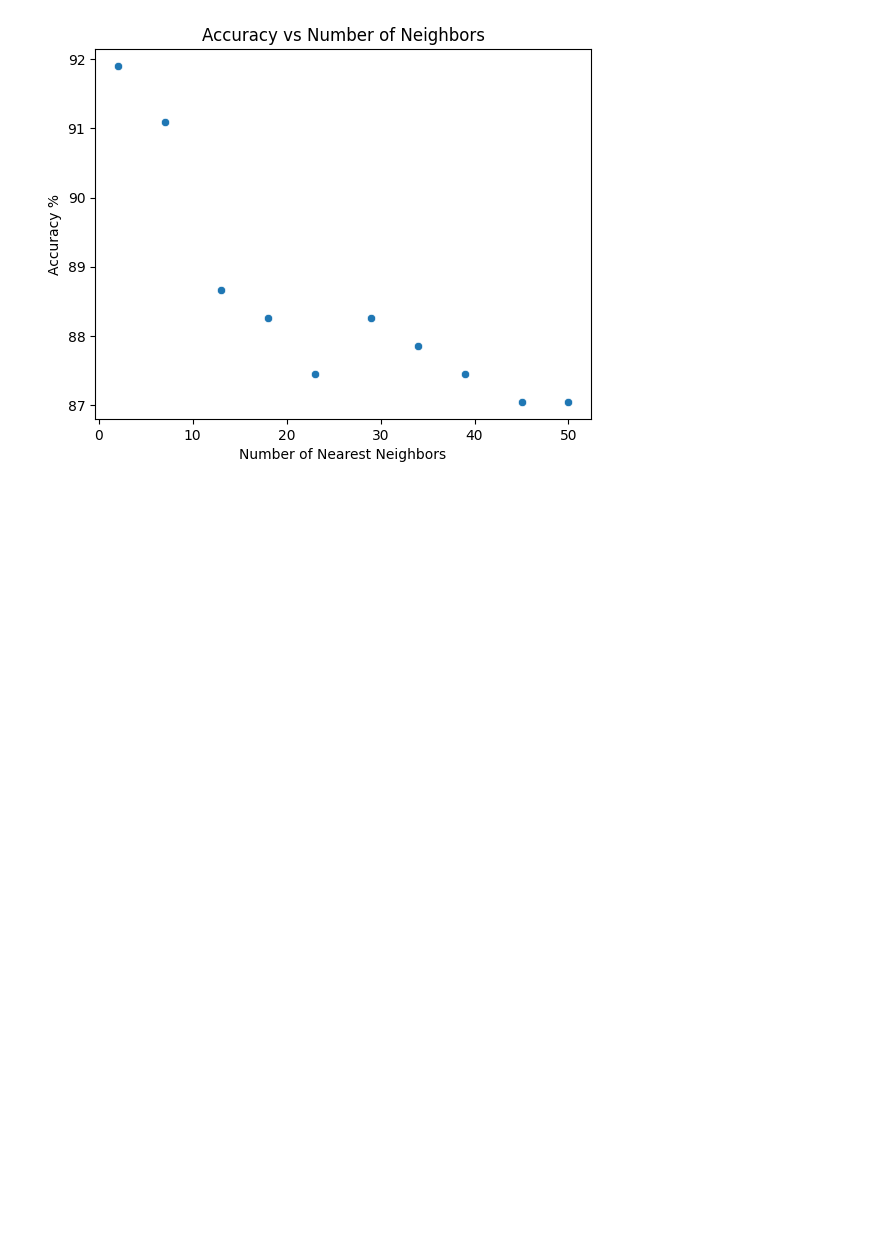
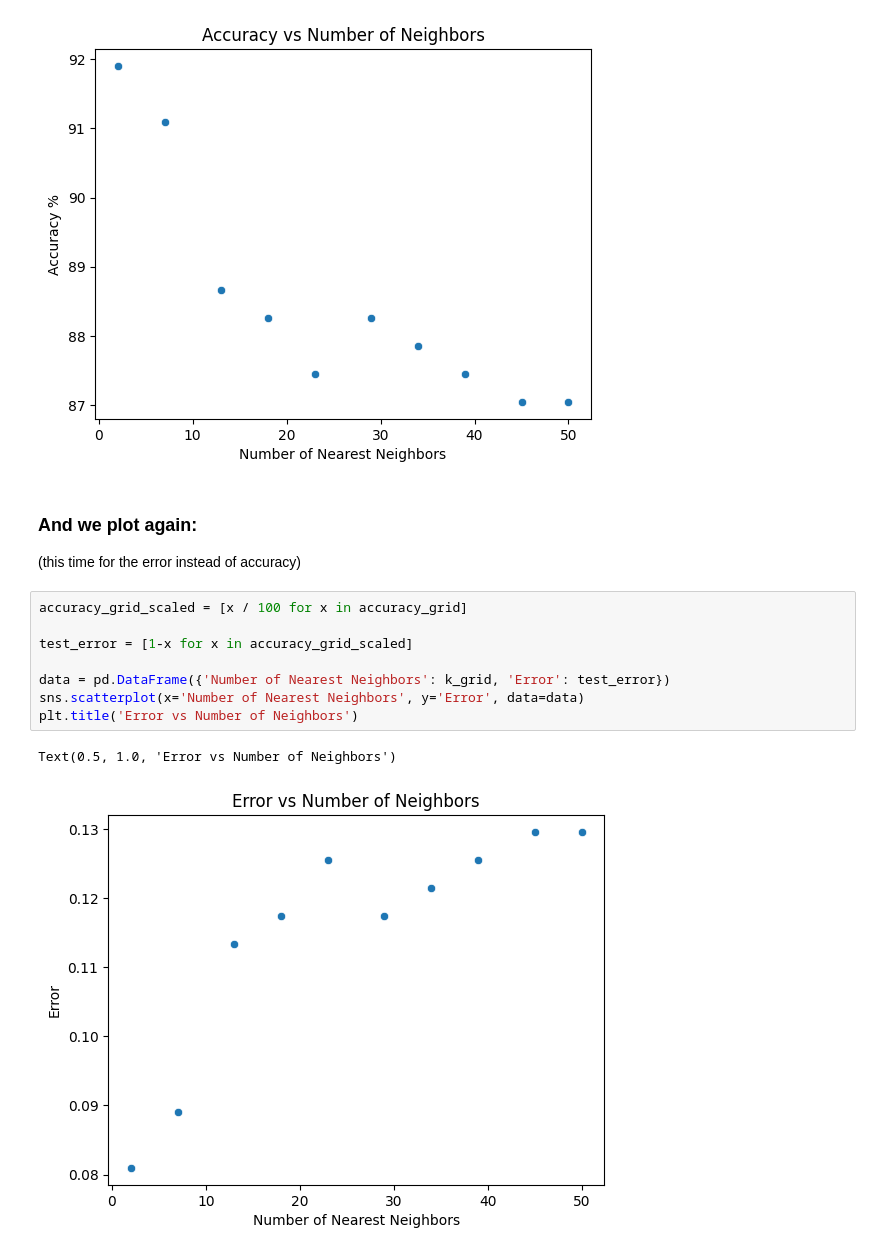
Before and after one commit to almsam/ML-playground, a Jupyter notebook: part 3 KNN classification.ipynb, the cells around one changed output. Saved outputs shown, nothing was run; the diff lists cells and outputs as text; blank space fills up the shorter version.

Commit message:
second graph

```diff
--- a/part 3 KNN classification.ipynb
+++ b/part 3 KNN classification.ipynb
@@ -110,3 +110,18 @@ plt.title('Accuracy vs Number of Neighbors')
 # %% [output]
 Text(0.5, 1.0, 'Accuracy vs Number of Neighbors')
 [figure]
+# %% [markdown]
+### **And we plot again:**
+
+(this time for the error instead of accuracy)
+# %%
+accuracy_grid_scaled = [x / 100 for x in accuracy_grid]
+
+test_error = [1-x for x in accuracy_grid_scaled]
+
+data = pd.DataFrame({'Number of Nearest Neighbors': k_grid, 'Error': test_error})
+sns.scatterplot(x='Number of Nearest Neighbors', y='Error', data=data)
+plt.title('Error vs Number of Neighbors')
+# %% [output]
+Text(0.5, 1.0, 'Error vs Number of Neighbors')
+[figure, added]
```
Also changed, not shown: parts of 2 cells of this notebook, 1 other file.
